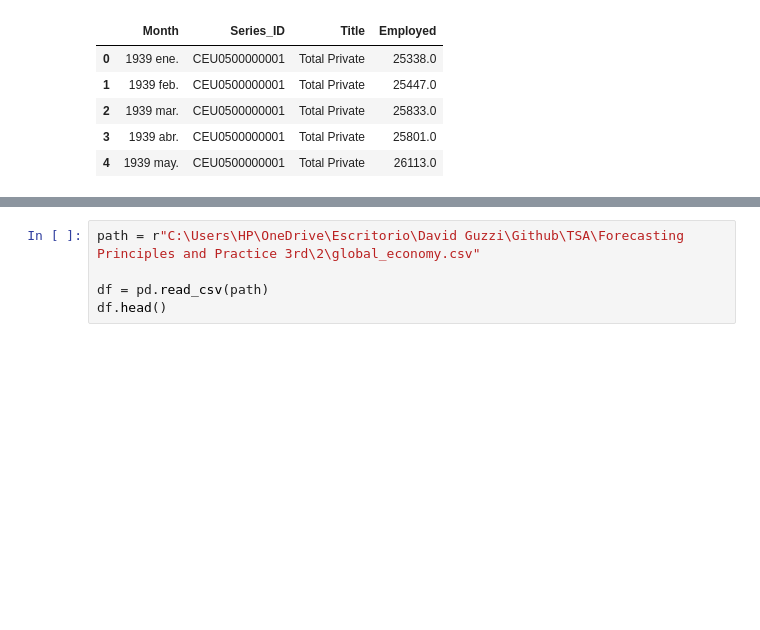
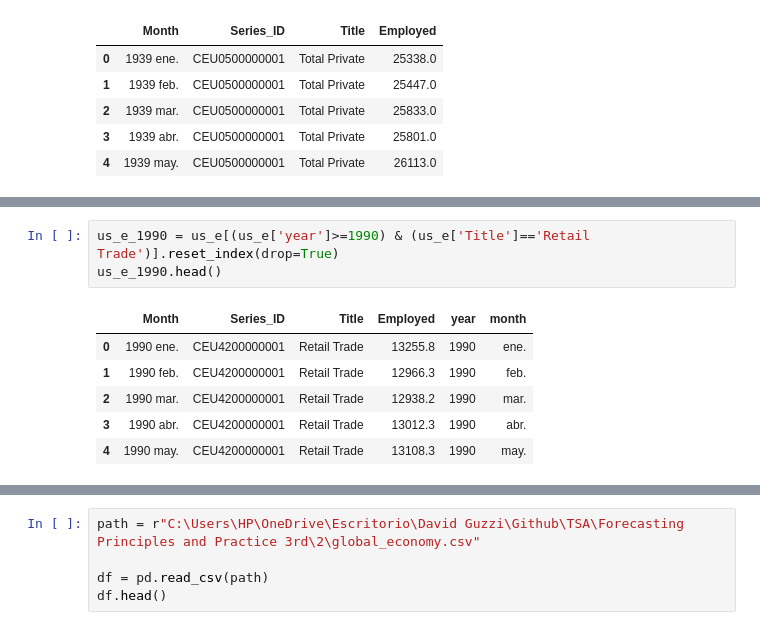
Before and after one commit to DavidGuzzi/TSA, a Jupyter notebook: Forecasting Principles and Practice 3rd/2/3.ipynb, the cells around one changed output, grey strips where cells are left out. Drawn from its saved outputs; the diff is of its cells as text; blank space fills up the shorter version.

```diff
--- a/Forecasting Principles and Practice 3rd/2/3.ipynb
+++ b/Forecasting Principles and Practice 3rd/2/3.ipynb
@@ -17,0 +29,10 @@ us_e.head()
+# %%
+us_e_1990 = us_e[(us_e['year']>=1990) & (us_e['Title']=='Retail Trade')].reset_index(drop=True)
+us_e_1990.head()
+# %% [output]
+|  | Month | Series_ID | Title | Employed | year | month |
+| 0 | 1990 ene. | CEU4200000001 | Retail Trade | 13255.8 | 1990 | ene. |
+| 1 | 1990 feb. | CEU4200000001 | Retail Trade | 12966.3 | 1990 | feb. |
+| 2 | 1990 mar. | CEU4200000001 | Retail Trade | 12938.2 | 1990 | mar. |
+| 3 | 1990 abr. | CEU4200000001 | Retail Trade | 13012.3 | 1990 | abr. |
+| 4 | 1990 may. | CEU4200000001 | Retail Trade | 13108.3 | 1990 | may. |
```
Also changed, not shown: parts of 7 cells of this notebook.
